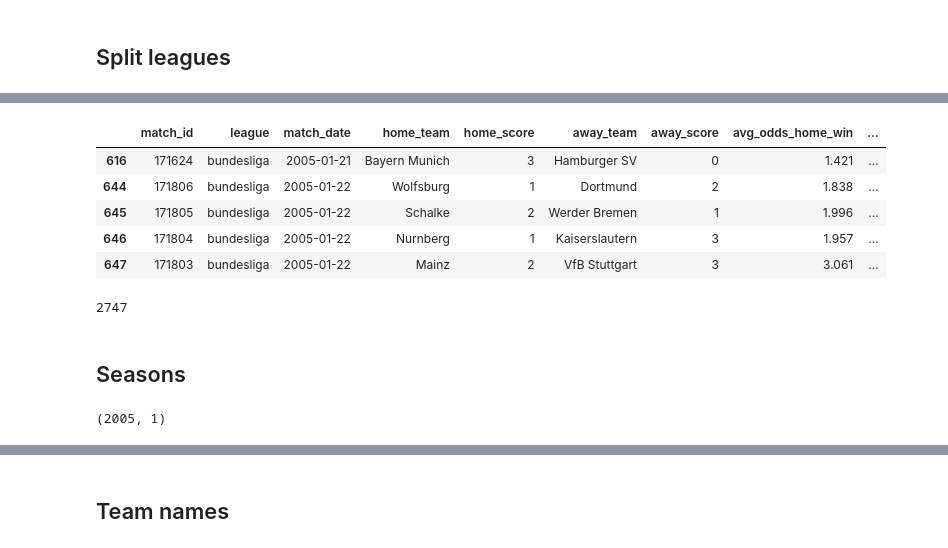
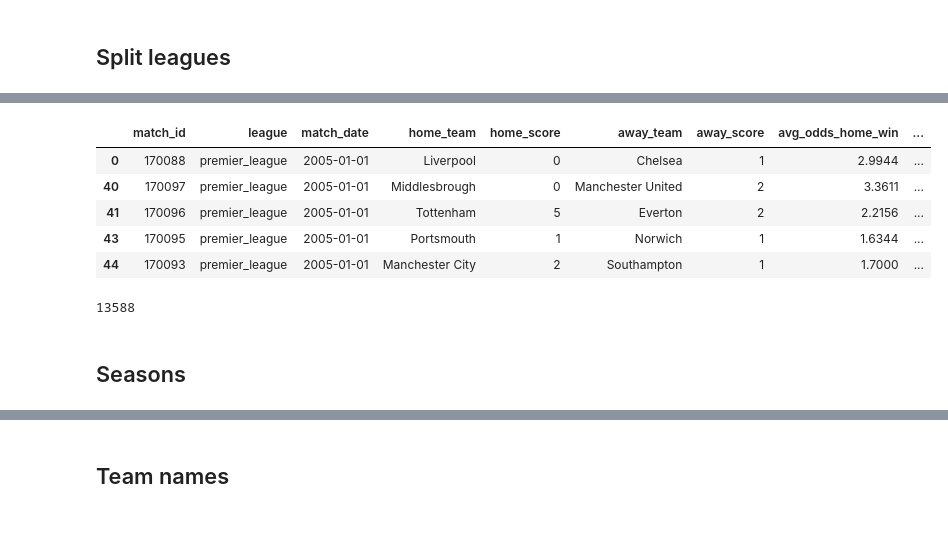
Before and after one commit to omlnaut/betting, a Jupyter notebook: scripts/processing/kaggle/processing.ipynb, the cells around one changed output, grey strips where cells are left out. Cells and saved outputs as stored; diff of their text form; code cells hidden in the pictures.

```diff
--- a/scripts/processing/kaggle/processing.ipynb
+++ b/scripts/processing/kaggle/processing.ipynb
@@ -44,7 +44,7 @@ df.columns, df.shape
 # %% [markdown]
 ## Compare against meta
 # %%
-meta_path = Path('../../../data/sportde/bundesliga')
+meta_path = Path('../../../data/sportde')
 matches_df = pd.read_feather(meta_path/'games.feather')
 matches_df.head(10)
 # %% [output]
@@ -68,0 +69,9 @@ meta_leagues
+# %%
+actual_leagues = df.league.unique()
+league_translation = {
+    'Spain: Primera Division' : 'primera_division',
+    'Germany: Bundesliga' : 'bundesliga',
+    'England: Premier League' : 'premier_league',
+    'France: Ligue 1' : 'league_one'
+}
+league_translation
@@ -69,29 +83,21 @@ meta_leagues
 # %%
-actual_leagues = df.league.unique()
-league_translation = reverse_dict(create_translation(meta_leagues, actual_leagues))
 df.league.replace(league_translation, inplace=True)
 
 league_df = df.loc[df.league.isin(meta_leagues)].copy()
 league_df.head()
 # %% [output]
 |  | match_id | league | match_date | home_team | home_score | away_team | away_score | avg_odds_home_win | ... |
-| 616 | 171624 | bundesliga | 2005-01-21 | Bayern Munich | 3 | Hamburger SV | 0 | 1.421 | ... |
-| 644 | 171806 | bundesliga | 2005-01-22 | Wolfsburg | 1 | Dortmund | 2 | 1.838 | ... |
-| 645 | 171805 | bundesliga | 2005-01-22 | Schalke | 2 | Werder Bremen | 1 | 1.996 | ... |
-| 646 | 171804 | bundesliga | 2005-01-22 | Nurnberg | 1 | Kaiserslautern | 3 | 1.957 | ... |
-| 647 | 171803 | bundesliga | 2005-01-22 | Mainz | 2 | VfB Stuttgart | 3 | 3.061 | ... |
+| 0 | 170088 | premier_league | 2005-01-01 | Liverpool | 0 | Chelsea | 1 | 2.9944 | ... |
+| 40 | 170097 | premier_league | 2005-01-01 | Middlesbrough | 0 | Manchester United | 2 | 3.3611 | ... |
+| 41 | 170096 | premier_league | 2005-01-01 | Tottenham | 5 | Everton | 2 | 2.2156 | ... |
+| 43 | 170095 | premier_league | 2005-01-01 | Portsmouth | 1 | Norwich | 1 | 1.6344 | ... |
+| 44 | 170093 | premier_league | 2005-01-01 | Manchester City | 2 | Southampton | 1 | 1.7000 | ... |
 # %%
 len(league_df)
 # %% [output]
-2747
+13588
 # %% [markdown]
 ## Seasons
-# %%
-row = league_df.iloc[0,:]
-date = row.match_date
-date.year, date.month
-# %% [output]
-(2005, 1)
 # %%
 def season_from_date(row):
     date = row.match_date
```
Also changed, not shown: parts of 33 cells of this notebook, 2 other files.
